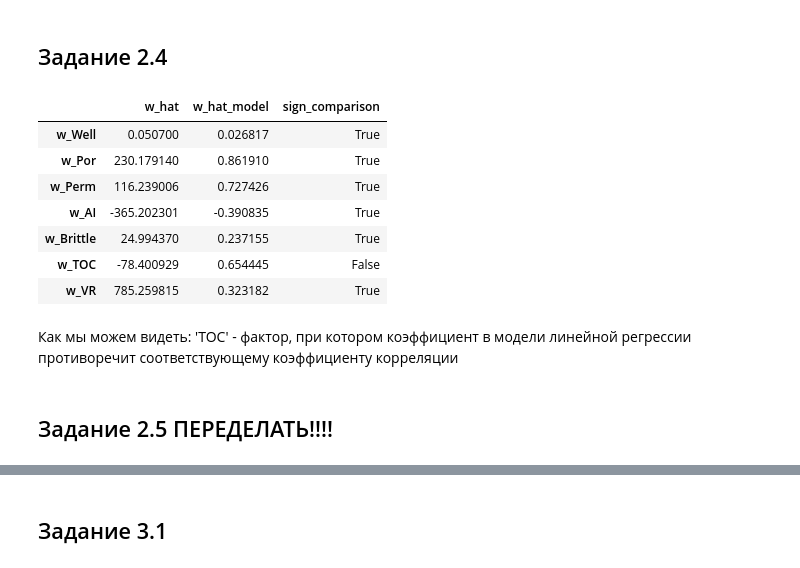
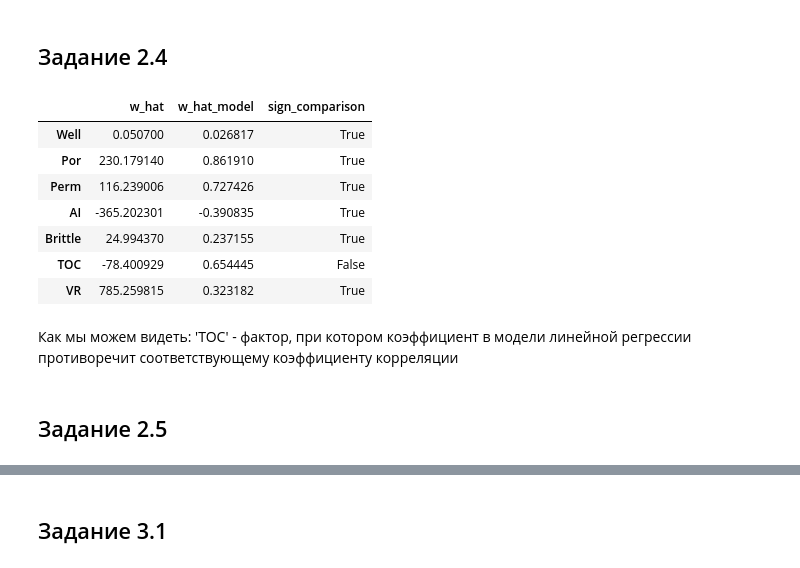
Before and after one commit to Ruugiko/SF_DS, a Jupyter notebook: Skillfactory/Математика/Khvan.ipynb, the cells around one changed output, grey strips where cells are left out. Cells and saved outputs as stored; diff of their text form; code cells hidden in the pictures.

```diff
--- a/Skillfactory/Математика/Khvan.ipynb
+++ b/Skillfactory/Математика/Khvan.ipynb
@@ -147,24 +147,25 @@ MAPE: 3.6 %
 # %%
 # Сравнение знаков коэффициентов в модели регрессии и коэффициентов корреляции.
 # Удаляю строку с меткой 'Prod' из DataFrame M.
 # И копирую значения столбца 'Prod' в столбец 'w_hat_model' объекта DataFrame compare.
 # Затем добавляю новый столбец 'sign_comparison' в DataFrame compare.
 # Лямбда-функция умножает значения из столбцов 'w_hat' и 'w_hat_model' в каждой строке и затем проверяет, больше ли результат нуля.
 # Если результат больше или равен нулю, то значение в столбце 'sign_comparison' будет True, в противном случае - False.
+compare = w_hat[1:].copy().set_index(pd.Index(data.drop('Prod', axis=1).columns))
 compare.loc[:, 'w_hat_model'] = M.drop('Prod', axis=0)['Prod'].values
 compare.loc[:, 'sign_comparison'] = compare.apply(lambda row: row['w_hat'] * row['w_hat_model'] >= 0, axis=1)
 display(compare)
 # %% [output]
 |  | w_hat | w_hat_model | sign_comparison |
-| w_Well | 0.050700 | 0.026817 | True |
-| w_Por | 230.179140 | 0.861910 | True |
-| w_Perm | 116.239006 | 0.727426 | True |
-| w_AI | -365.202301 | -0.390835 | True |
-| w_Brittle | 24.994370 | 0.237155 | True |
-| w_TOC | -78.400929 | 0.654445 | False |
-| w_VR | 785.259815 | 0.323182 | True |
+| Well | 0.050700 | 0.026817 | True |
+| Por | 230.179140 | 0.861910 | True |
+| Perm | 116.239006 | 0.727426 | True |
+| AI | -365.202301 | -0.390835 | True |
+| Brittle | 24.994370 | 0.237155 | True |
+| TOC | -78.400929 | 0.654445 | False |
+| VR | 785.259815 | 0.323182 | True |
 # %% [markdown]
 Как мы можем видеть: 'TOC' - фактор, при котором коэффициент в модели линейной регрессии противоречит соответствующему коэффициенту корреляции
 # %% [markdown]
-## Задание 2.5  ПЕРЕДЕЛАТЬ!!!!
+## Задание 2.5
 # %%
```
Also changed, not shown: parts of 15 cells of this notebook.
